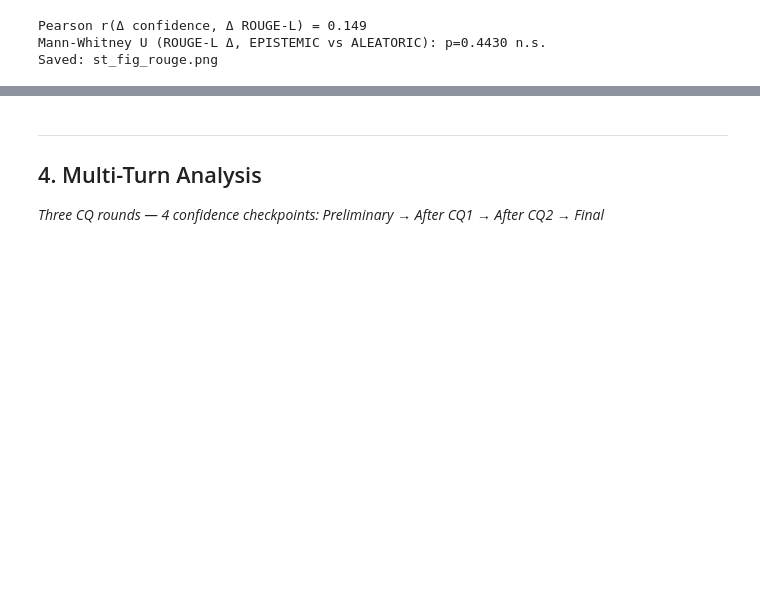
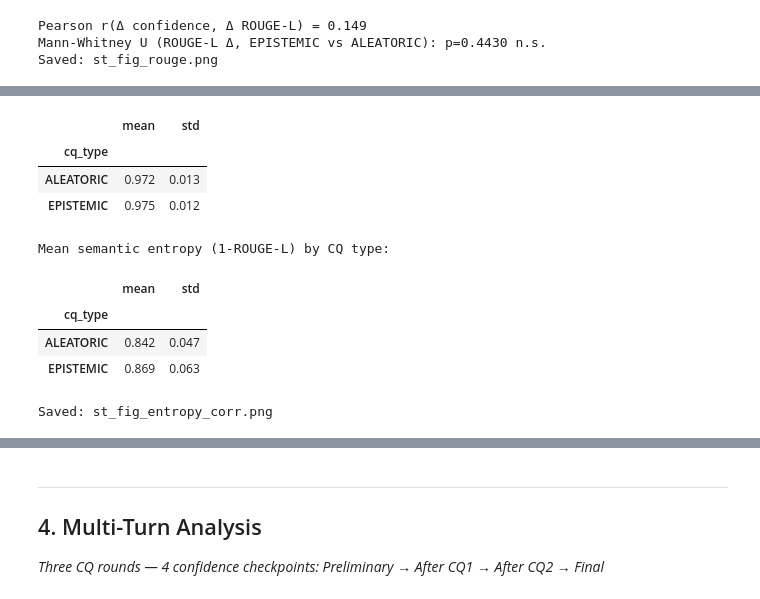
Before and after one commit to dagmaros27/llm-uncertainity-benchmark, a Jupyter notebook: pilot_study/notebooks/ms-dialog/msdialog_analysis.ipynb, the cells around one changed output, grey strips where cells are left out. Drawn from its saved outputs; the diff is of its cells as text; code cells hidden in the pictures; blank space fills up the shorter version.

```diff
--- a/pilot_study/notebooks/ms-dialog/msdialog_analysis.ipynb
+++ b/pilot_study/notebooks/ms-dialog/msdialog_analysis.ipynb
@@ -486,0 +609,68 @@ Saved: st_fig_rouge.png
+# %%
+from scipy.stats import entropy as sci_entropy, spearmanr, pearsonr
+from collections import Counter
+
+def token_entropy_norm(text):
+    """Normalised word-level Shannon entropy (0=uniform single token, 1=max diversity)."""
+    words = str(text).lower().split()
+    if len(words) < 2:
+        return 0.0
+    counts = Counter(words)
+    probs   = [c / len(words) for c in counts.values()]
+    h       = sci_entropy(probs, base=2)
+    max_h   = np.log2(len(counts)) if len(counts) > 1 else 1.0
+    return float(h / max_h) if max_h > 0 else 0.0
+
+ent_df = typed_rt.copy()
+ent_df["token_entropy"]    = ent_df["preliminary_solution"].apply(token_entropy_norm)
+ent_df["semantic_entropy"] = 1.0 - ent_df["rouge_prelim"]   # low ROUGE-L = high semantic uncertainty
+ent_df["is_aleatoric"]     = (ent_df["cq_type"] == "ALEATORIC").astype(float)
+ent_df["is_epistemic"]     = (ent_df["cq_type"] == "EPISTEMIC").astype(float)
+
+print("=== Entropy × CQ Type Correlations ===\n")
+results = {}
+for metric, label_col, hyp_label in [
+    ("token_entropy",    "is_aleatoric", "ALEATORIC"),
+    ("semantic_entropy", "is_epistemic", "EPISTEMIC"),
+]:
+    clean  = ent_df[[metric, label_col]].dropna()
+    sp_r, sp_p = spearmanr(clean[metric], clean[label_col])
+    pe_r, pe_p = pearsonr( clean[metric], clean[label_col])
+    sp_sig = "***" if sp_p<0.001 else "**" if sp_p<0.01 else "*" if sp_p<0.05 else "n.s."
+    pe_sig = "***" if pe_p<0.001 else "**" if pe_p<0.01 else "*" if pe_p<0.05 else "n.s."
+    results[metric] = dict(sp_r=sp_r, sp_p=sp_p, sp_sig=sp_sig,
+                           pe_r=pe_r, pe_p=pe_p, pe_sig=pe_sig)
+    print(f"  {metric}  ↔  {hyp_label} label:")
+    print(f"    Spearman ρ = {sp_r:+.3f}   p = {sp_p:.4f}  {sp_sig}")
+    print(f"    Pearson  r = {pe_r:+.3f}   p = {pe_p:.4f}  {pe_sig}")
+    print()
+
+print("Mean token entropy by CQ type:")
+display(ent_df.groupby("cq_type")["token_entropy"].agg(["mean","std"]).round(3))
+print("\nMean semantic entropy (1-ROUGE-L) by CQ type:")
+display(ent_df.groupby("cq_type")["semantic_entropy"].agg(["mean","std"]).round(3))
+
+# Visualise
+fig, axes = plt.subplots(1, 2, figsize=(12, 4))
+for ax, metric, label_col, lbl_name, color in [
+    (axes[0], "token_entropy",    "is_aleatoric", "ALEATORIC", "salmon"),
+    (axes[1], "semantic_entropy", "is_epistemic", "EPISTEMIC", "steelblue"),
+]:
+    for cq_lbl, c in [("EPISTEMIC","steelblue"),("ALEATORIC","salmon")]:
+        sub = ent_df[ent_df["cq_type"]==cq_lbl]
+        ax.scatter(sub[metric], sub[label_col]+np.random.uniform(-0.05,0.05,len(sub)),
+                   c=c, alpha=0.5, s=30, label=cq_lbl)
+    r = results[metric]
+    ax.set_xlabel(metric.replace("_"," ").title())
+    ax.set_ylabel(f"Is {lbl_name} (0/1)")
+    ax.set_title(f"{metric.replace('_',' ').title()} ↔ {lbl_name}\n"
+                 f"Spearman ρ={r['sp_r']:+.3f} {r['sp_sig']}  "
+                 f"Pearson r={r['pe_r']:+.3f} {r['pe_sig']}")
+    ax.legend(fontsize=8)
+
+fig.suptitle(f"Entropy Correlations — {MODEL_ID} (n={len(ent_df)})", fontsize=13)
+plt.tight_layout()
+plt.savefig(OUTPUTS / "st_fig_entropy_corr.png", dpi=150)
+plt.show()
+print("Saved: st_fig_entropy_corr.png")
+# %% [output]
@@ -486,0 +688,10 @@ Saved: st_fig_rouge.png
+|  | mean | std |
+| cq_type |  |  |
+| ALEATORIC | 0.972 | 0.013 |
+| EPISTEMIC | 0.975 | 0.012 |
+Mean semantic entropy (1-ROUGE-L) by CQ type:
+|  | mean | std |
+| cq_type |  |  |
+| ALEATORIC | 0.842 | 0.047 |
+| EPISTEMIC | 0.869 | 0.063 |
+Saved: st_fig_entropy_corr.png
```
Also changed, not shown: parts of 11 cells of this notebook.
